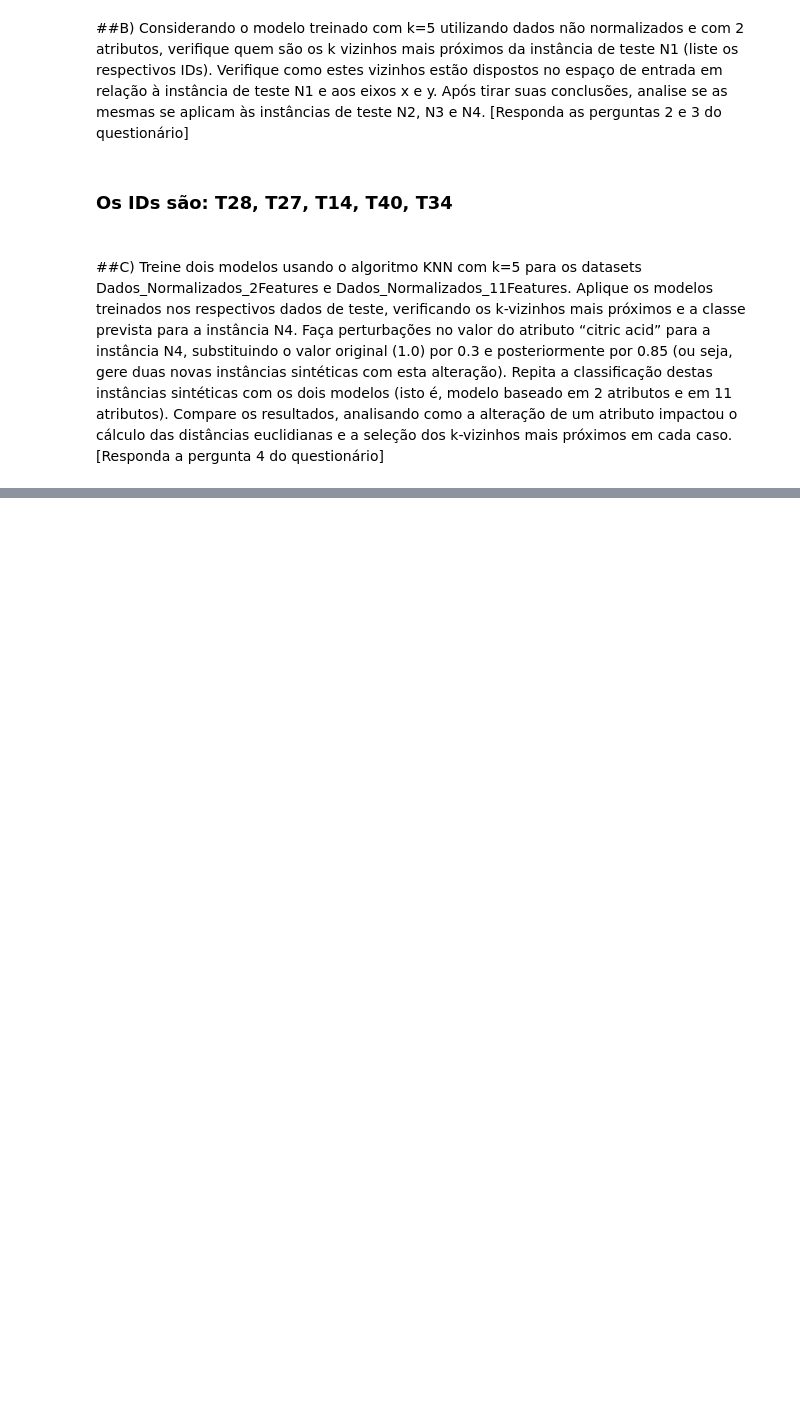
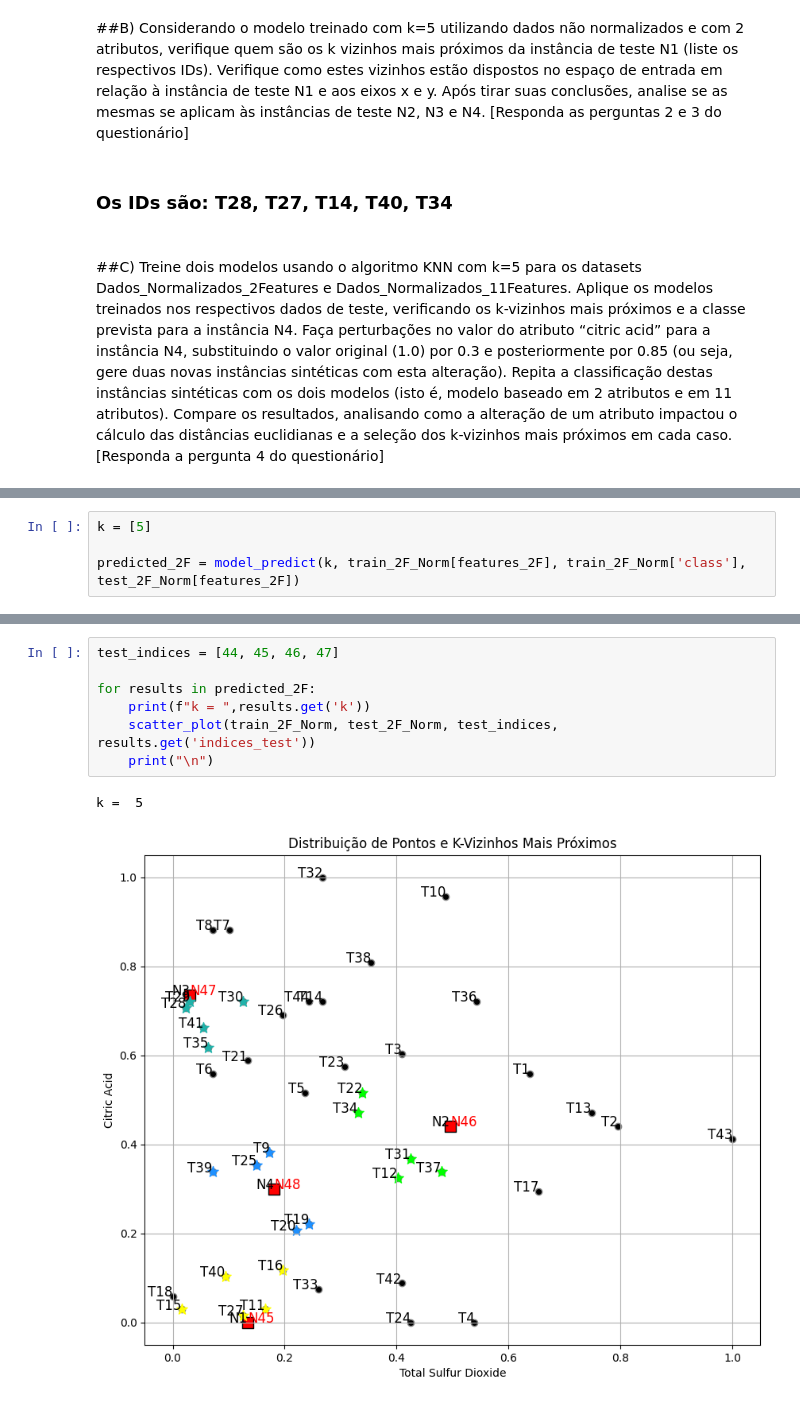
Before and after one commit to ThierrryScotto/AtividadePratica_KNN, a Jupyter notebook: Atividade_prática_Algoritmo_k_Nearest_Neighbors_(KNN).ipynb, the cells around one changed output, grey strips where cells are left out. Drawn from its saved outputs; the diff is of its cells as text; blank space fills up the shorter version.

```diff
--- a/Atividade_prática_Algoritmo_k_Nearest_Neighbors_(KNN).ipynb
+++ b/Atividade_prática_Algoritmo_k_Nearest_Neighbors_(KNN).ipynb
@@ -270,0 +441,4 @@ do questionário]
+# %%
+k = [5]
+
+predicted_2F = model_predict(k, train_2F_Norm[features_2F], train_2F_Norm['class'], test_2F_Norm[features_2F])
@@ -270,0 +461,10 @@ do questionário]
+# %%
+test_indices = [44, 45, 46, 47]
+
+for results in predicted_2F:
+    print(f"k = ",results.get('k'))
+    scatter_plot(train_2F_Norm, test_2F_Norm, test_indices, results.get('indices_test'))
+    print("\n")
+# %% [output]
+k =  5
+[figure, added]
```
Also changed, not shown: parts of 59 cells of this notebook.
